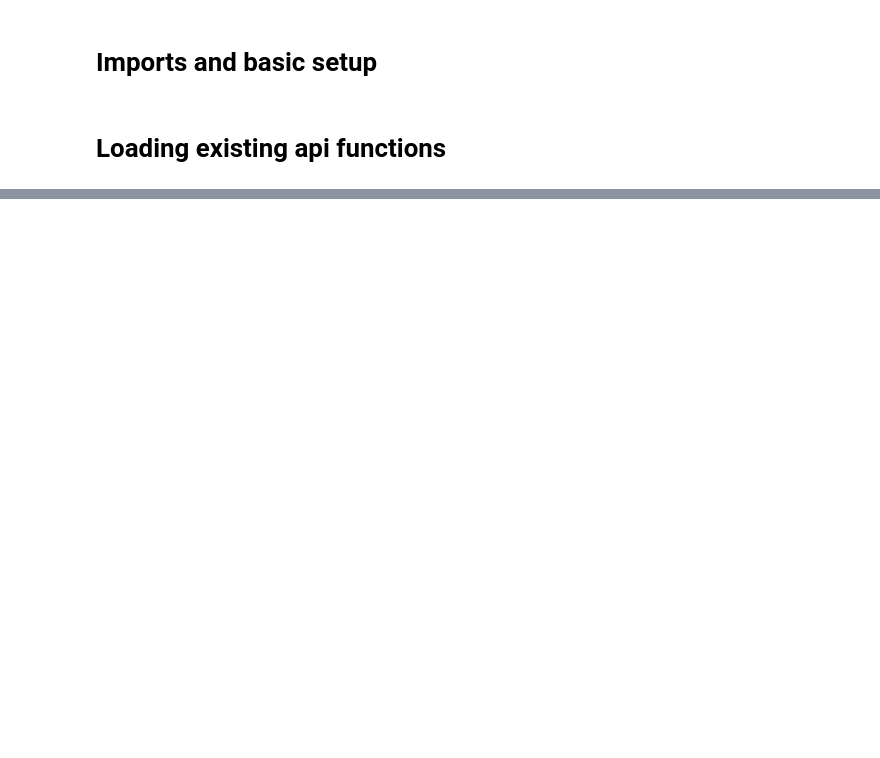
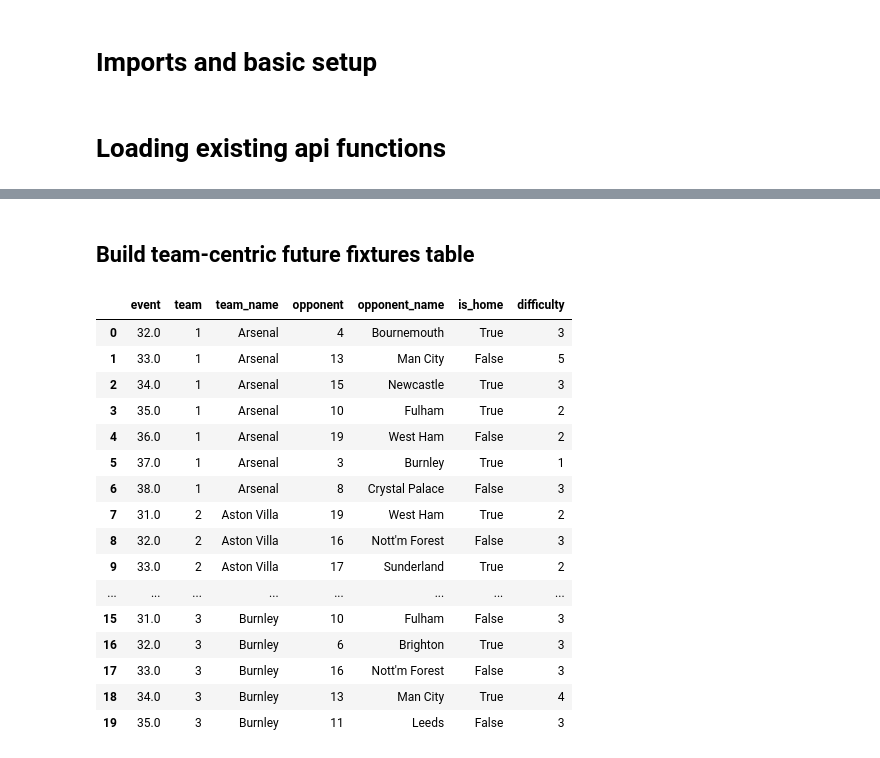
Before and after one commit to TumeloKonaite/FPL-Technocrat, a Jupyter notebook: notebooks/fpl_api.ipynb, the cells around one changed output, grey strips where cells are left out. Cells and saved outputs as stored; diff of their text form; code cells hidden in the pictures; blank space fills up the shorter version.

```diff
--- a/notebooks/fpl_api.ipynb
+++ b/notebooks/fpl_api.ipynb
@@ -24,0 +119,11 @@ ModuleNotFoundError: No module named 'src'
+# %%
+fixtures_raw = fpl_service.get_fixtures()
+fixtures_df = pd.DataFrame(fixtures_raw)
+
+fixtures_df["team_h_name"] = fixtures_df["team_h"].map(team_id_to_name)
+fixtures_df["team_a_name"] = fixtures_df["team_a"].map(team_id_to_name)
+
+fixtures_df[[
+    "id", "event", "team_h_name", "team_a_name",
+    "team_h_difficulty", "team_a_difficulty", "finished"
+]].head()
@@ -24,0 +137,54 @@ ModuleNotFoundError: No module named 'src'
+# %% [markdown]
+## Build team-centric future fixtures table
+# %%
+def build_team_fixtures(fixtures_df: pd.DataFrame, from_gw: int) -> pd.DataFrame:
+    upcoming = fixtures_df[(fixtures_df["event"].notna()) & (fixtures_df["event"] >= from_gw)].copy()
+
+    home_df = upcoming[[
+        "event", "team_h", "team_a", "team_h_difficulty", "team_h_name", "team_a_name"
+    ]].copy()
+    home_df["team"] = home_df["team_h"]
+    home_df["opponent"] = home_df["team_a"]
+    home_df["is_home"] = True
+    home_df["difficulty"] = home_df["team_h_difficulty"]
+    home_df["team_name"] = home_df["team_h_name"]
+    home_df["opponent_name"] = home_df["team_a_name"]
+
+    away_df = upcoming[[
+        "event", "team_a", "team_h", "team_a_difficulty", "team_a_name", "team_h_name"
+    ]].copy()
+    away_df.columns = ["event", "team_a", "team_h", "team_a_difficulty", "team_a_name", "team_h_name"]
+    away_df["team"] = away_df["team_a"]
+    away_df["opponent"] = away_df["team_h"]
+    away_df["is_home"] = False
+    away_df["difficulty"] = away_df["team_a_difficulty"]
+    away_df["team_name"] = away_df["team_a_name"]
+    away_df["opponent_name"] = away_df["team_h_name"]
+
+    result = pd.concat([
+        home_df[["event", "team", "team_name", "opponent", "opponent_name", "is_home", "difficulty"]],
+        away_df[["event", "team", "team_name", "opponent", "opponent_name", "is_home", "difficulty"]],
+    ], ignore_index=True)
+
+    return result.sort_values(["team", "event"]).reset_index(drop=True)
+
+team_fixtures_df = build_team_fixtures(fixtures_df, from_gw=31)
+team_fixtures_df.head(20)
+# %% [output]
+|  | event | team | team_name | opponent | opponent_name | is_home | difficulty |
+| 0 | 32.0 | 1 | Arsenal | 4 | Bournemouth | True | 3 |
+| 1 | 33.0 | 1 | Arsenal | 13 | Man City | False | 5 |
+| 2 | 34.0 | 1 | Arsenal | 15 | Newcastle | True | 3 |
+| 3 | 35.0 | 1 | Arsenal | 10 | Fulham | True | 2 |
+| 4 | 36.0 | 1 | Arsenal | 19 | West Ham | False | 2 |
+| 5 | 37.0 | 1 | Arsenal | 3 | Burnley | True | 1 |
+| 6 | 38.0 | 1 | Arsenal | 8 | Crystal Palace | False | 3 |
+| 7 | 31.0 | 2 | Aston Villa | 19 | West Ham | True | 2 |
+| 8 | 32.0 | 2 | Aston Villa | 16 | Nott'm Forest | False | 3 |
+| 9 | 33.0 | 2 | Aston Villa | 17 | Sunderland | True | 2 |
+| ... | ... | ... | ... | ... | ... | ... | ... |
+| 15 | 31.0 | 3 | Burnley | 10 | Fulham | False | 3 |
+| 16 | 32.0 | 3 | Burnley | 6 | Brighton | True | 3 |
+| 17 | 33.0 | 3 | Burnley | 16 | Nott'm Forest | False | 3 |
+| 18 | 34.0 | 3 | Burnley | 13 | Man City | True | 4 |
+| 19 | 35.0 | 3 | Burnley | 11 | Leeds | False | 3 |
```
Also changed, not shown: parts of 21 cells of this notebook, 29 other files.
